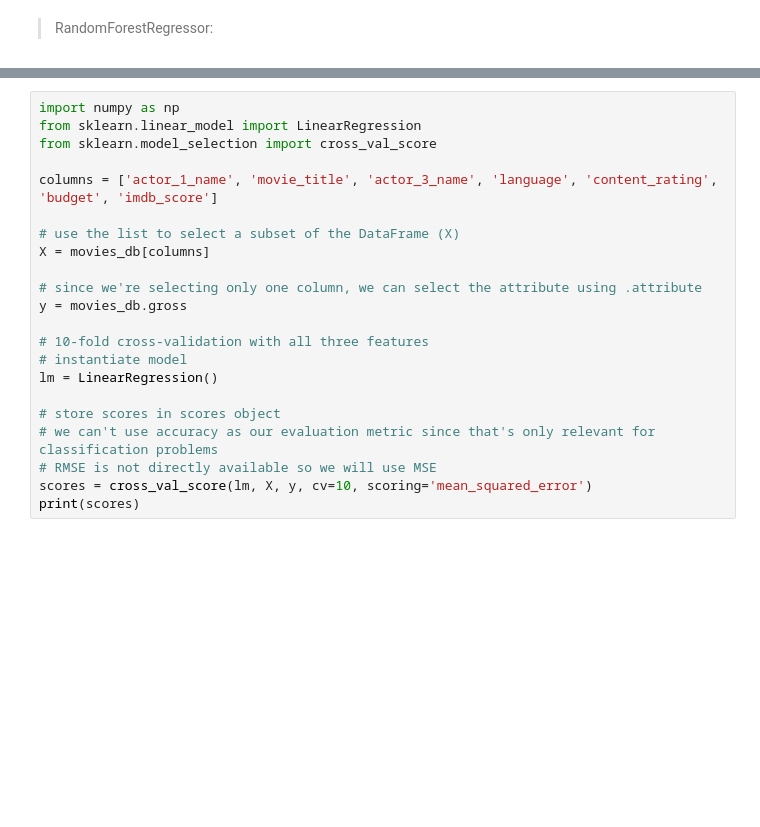
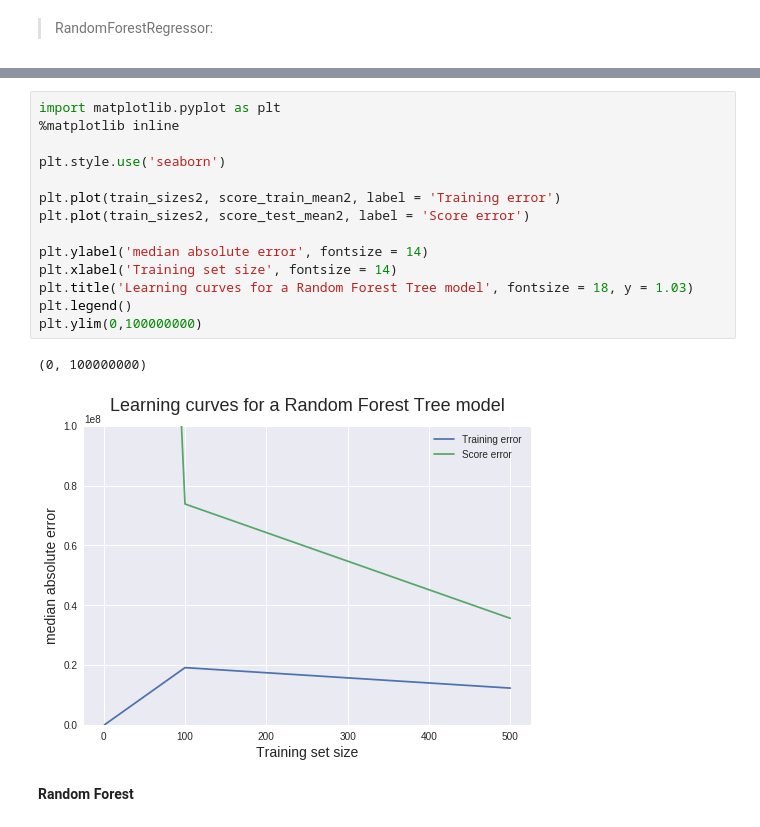
Before and after one commit to GoncNeto/Data-Science, a Jupyter notebook: Desafio.ipynb, the cells around one changed output, grey strips where cells are left out. Cells and saved outputs as stored; diff of their text form; blank space fills up the shorter version.

```diff
--- a/Desafio.ipynb
+++ b/Desafio.ipynb
@@ -219,22 +192,19 @@ plt.show()
-# %%
-import numpy as np
-from sklearn.linear_model import LinearRegression
-from sklearn.model_selection import cross_val_score
-
-columns = ['actor_1_name', 'movie_title', 'actor_3_name', 'language', 'content_rating', 'budget', 'imdb_score']
-
-# use the list to select a subset of the DataFrame (X)
-X = movies_db[columns]
-
-# since we're selecting only one column, we can select the attribute using .attribute
-y = movies_db.gross
-
-# 10-fold cross-validation with all three features
-# instantiate model
-lm = LinearRegression()
-
-# store scores in scores object
-# we can't use accuracy as our evaluation metric since that's only relevant for classification problems
-# RMSE is not directly available so we will use MSE
-scores = cross_val_score(lm, X, y, cv=10, scoring='mean_squared_error')
-print(scores)
+# %%
+import matplotlib.pyplot as plt
+%matplotlib inline
+
+plt.style.use('seaborn')
+
+plt.plot(train_sizes2, score_train_mean2, label = 'Training error')
+plt.plot(train_sizes2, score_test_mean2, label = 'Score error')
+
+plt.ylabel('median absolute error', fontsize = 14)
+plt.xlabel('Training set size', fontsize = 14)
+plt.title('Learning curves for a Random Forest Tree model', fontsize = 18, y = 1.03)
+plt.legend()
+plt.ylim(0,100000000)
+# %% [output]
+(0, 100000000)
+[figure, added]
+# %% [markdown]
+**Random Forest**
```
Also changed, not shown: parts of 23 cells of this notebook.
